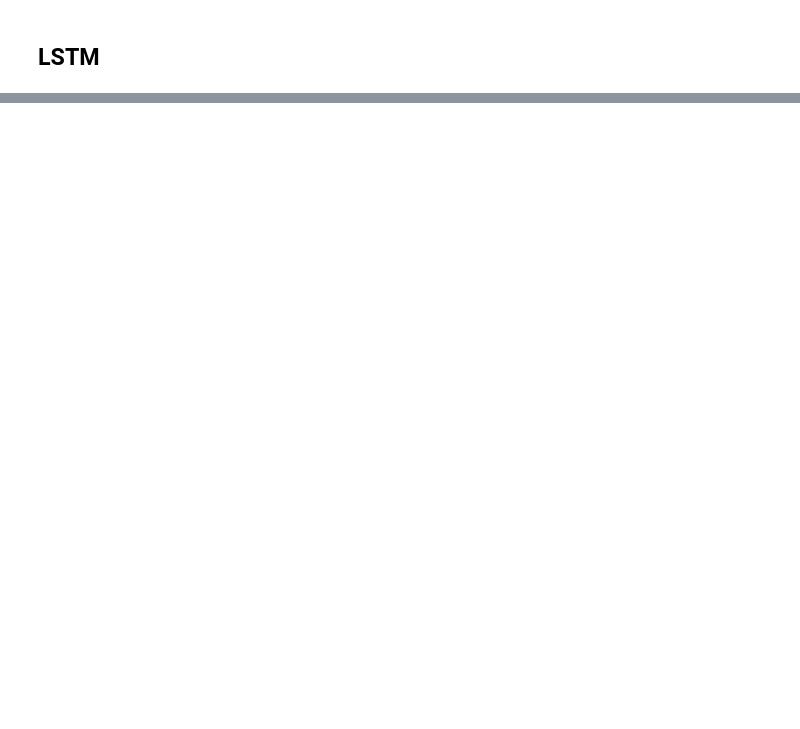
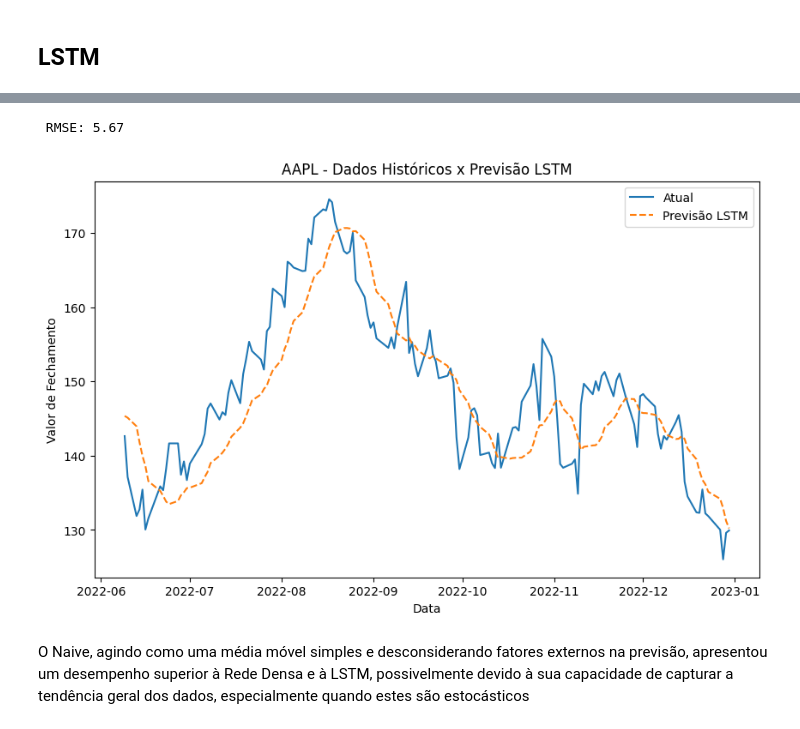
Before and after one commit to LucasMontebeller/redes-neurais, a Jupyter notebook: forecasting.ipynb, the cells around one changed output, grey strips where cells are left out. Saved outputs shown, nothing was run; the diff lists cells and outputs as text; code cells hidden in the pictures; blank space fills up the shorter version.

Commit message:
Implementando LSTM e comparativo com Naive (baseline)

```diff
--- a/forecasting.ipynb
+++ b/forecasting.ipynb
@@ -170,2 +170,22 @@ plt.show()
 # %% [markdown]
 ## LSTM
+# %%
+def create_lstm(sequence_length):
+    model = Sequential()
+    model.add(LSTM(50, activation='relu', input_shape=(sequence_length, 1)))
+    model.add(Dense(1))
+    model.compile(optimizer='adam', loss='mse')
+    return model
+
+model = create_lstm(sequence_length)
+callbacks = [
+    ModelCheckpoint("best_lstm_model.keras", save_best_only=True)
+]
+
+history = model.fit(X_train, y_train,
+                         epochs=10,
+                         validation_data=(X_val, y_val),
+                         callbacks=callbacks)
+
+model = keras.models.load_model("best_lstm_model.keras")
+y_pred = model.predict(X_test)
@@ -171,0 +214,20 @@ plt.show()
+# %%
+y_pred_descaled = scaler.inverse_transform(y_pred)
+y_test_descaled = scaler.inverse_transform(y_test)
+
+rmse = np.sqrt(mean_squared_error(y_test_descaled, y_pred_descaled))
+print(f" RMSE: {rmse:.2f}")
+
+plt.figure(figsize=(10, 6))
+plt.plot(test_data.index[sequence_length:], test_data.iloc[sequence_length:], label='Atual')
+plt.plot(test_data.index[sequence_length:], y_pred_descaled, label='Previsão LSTM', linestyle='--')
+plt.title(f'{ticker} - Dados Históricos x Previsão LSTM')
+plt.xlabel('Data')
+plt.ylabel('Valor de Fechamento')
+plt.legend()
+plt.show()
+# %% [output]
+ RMSE: 5.67
+[figure, added]
+# %% [markdown]
+O Naive, agindo como uma média móvel simples e desconsiderando fatores externos na previsão, apresentou um desempenho superior à Rede Densa e à LSTM, possivelmente devido à sua capacidade de capturar a tendência geral dos dados, especialmente quando estes são estocásticos
```
Also changed, not shown: parts of 11 cells of this notebook.
